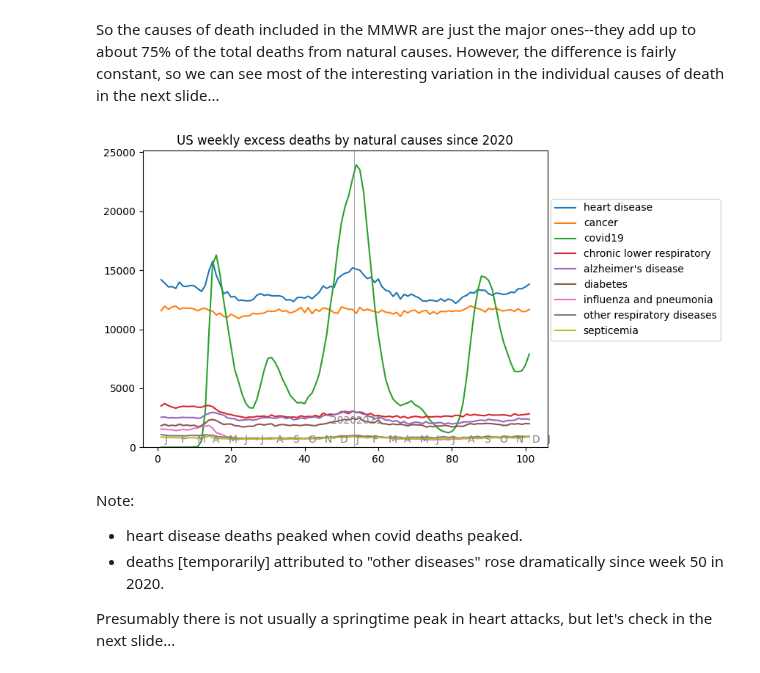
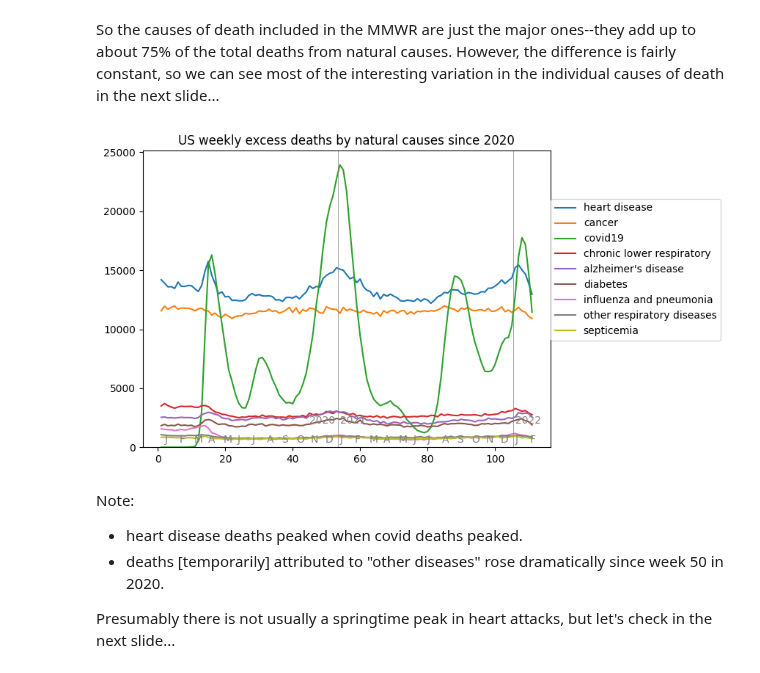
Before and after one commit to jsaponara/exploring_death_data, a Jupyter notebook: deaths-us-natural_cause.ipynb, the cells around one changed output. Drawn from its saved outputs; the diff is of its cells as text; code cells hidden in the pictures.

Commit message:
update for 2022-0324 CDC data release.

```diff
--- a/deaths-us-natural_cause.ipynb
+++ b/deaths-us-natural_cause.ipynb
@@ -332,7 +332,7 @@ def plot_df(df, title=None, caption=None, order=None, xylegend=None,
     if df.index.max() > 53:
         latest_year, latest_month, day = [int(n) for n in latest_week_ending_date_displayed.split('-')]
         # if we're less than halfway thru the last month, dont display it.
-        if day < 15:
+        if day < 10:
             latest_month -= 1
         # compute number of times to add entire months0
         # eg in 2022, need to add entire months0 once for 2021.
@@ -341,8 +341,9 @@ def plot_df(df, title=None, caption=None, order=None, xylegend=None,
         months += additional_full_years * months0 + months0[:latest_month]
         plt.axvline(x = 53.5, color = 'gray', linewidth=0.5)
         plt.axvline(x = 53.5 + 52, color = 'gray', linewidth=0.5)
-        ax.annotate('2020', xy=(47, ypos_year), xycoords='data', color='gray')  # todo dont hardcode
+        ax.annotate('2020', xy=(45, ypos_year), xycoords='data', color='gray')  # todo dont hardcode
         ax.annotate('2021', xy=(54, ypos_year), xycoords='data', color='gray')
+        ax.annotate('2022', xy=(54 + 52, ypos_year), xycoords='data', color='gray')
     for i, m in enumerate(months):
         # each month name is 2.5-3weeks wide,
         # so we start each name 1week into its interval
@@ -728,35 +729,35 @@ def append_cols_across_years(df, col_map, years):
             index = df_that_year.mmwrweek
         else:
             if len(index) > len(df_that_year):
                 start = index[0]
                 index = range(start, start + len(df_that_year))
         return pd.DataFrame(
             {
                 title: df_that_year[col][:n_weeks].values
                 for col, title in col_map.items()
             },
             index=index
         )
     year0, *years = years
     all_series = get_data(year0)
     for yr in years:
         n_weeks = weeks_in_year(yr)
         start = len(all_series) + 1
         end = start + n_weeks
         all_series = all_series.append(get_data(yr, index=range(start, end)))
     return all_series
 
-nat_cods = append_cols_across_years(loc_data_raw, cause_of_death_map, [2020, 2021])
+nat_cods = append_cols_across_years(loc_data_raw, cause_of_death_map, pandemic_years)
 trim_df(nat_cods, max_undercount)
 
 plot_df(
     nat_cods,
     title=f'{loc_as_xx} weekly excess deaths by natural causes since 2020',
     xylegend=(1.35, 0.8),
     order='by_sum'        # todo add order by_final_value cuz that's nearest the legend.
 )
 # %% [output]
-[figure, old version]
+[figure, new version]
 # %% [markdown]
 Note:
 - heart disease deaths peaked when covid deaths peaked.
```
Also changed, not shown: parts of 10 cells of this notebook, 1 other file.
